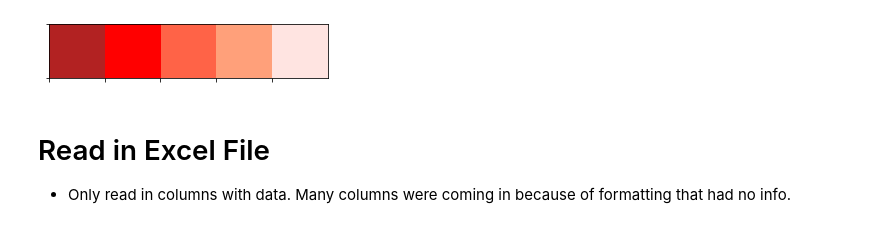
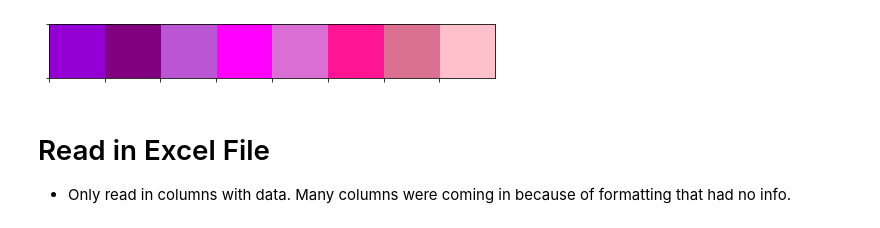
Before and after one commit to faithkane3/makeovermonday, a Jupyter notebook: visualizing_equality/first_look_equality.ipynb, the cells around one changed output. Drawn from its saved outputs; the diff is of its cells as text; code cells hidden in the pictures.

```diff
--- a/visualizing_equality/first_look_equality.ipynb
+++ b/visualizing_equality/first_look_equality.ipynb
@@ -21,14 +21,15 @@ warnings.filterwarnings('ignore')
 [interactive output not drawn]
 # %%
 # Create an array with the colors you want to use
-colors = [ 'firebrick', 'red', 'tomato', 'lightsalmon', 'mistyrose']
+colors = ['firebrick', 'red', 'tomato', 'lightsalmon', 'mistyrose']
+colors8 = ['darkviolet', 'purple', 'mediumorchid', 'magenta' , 'orchid', 'deeppink', 'palevioletred', 'pink']
 
 # Set your custom color palette
-my_pal = sns.color_palette(colors)
+my_pal = sns.color_palette(colors8)
 
 sns.palplot(my_pal)
 # %% [output]
-[figure, old version]
+[figure, new version]
 # %% [markdown]
 # Read in Excel File
 
```
Also changed, not shown: parts of 13 cells of this notebook, 1 other file.
